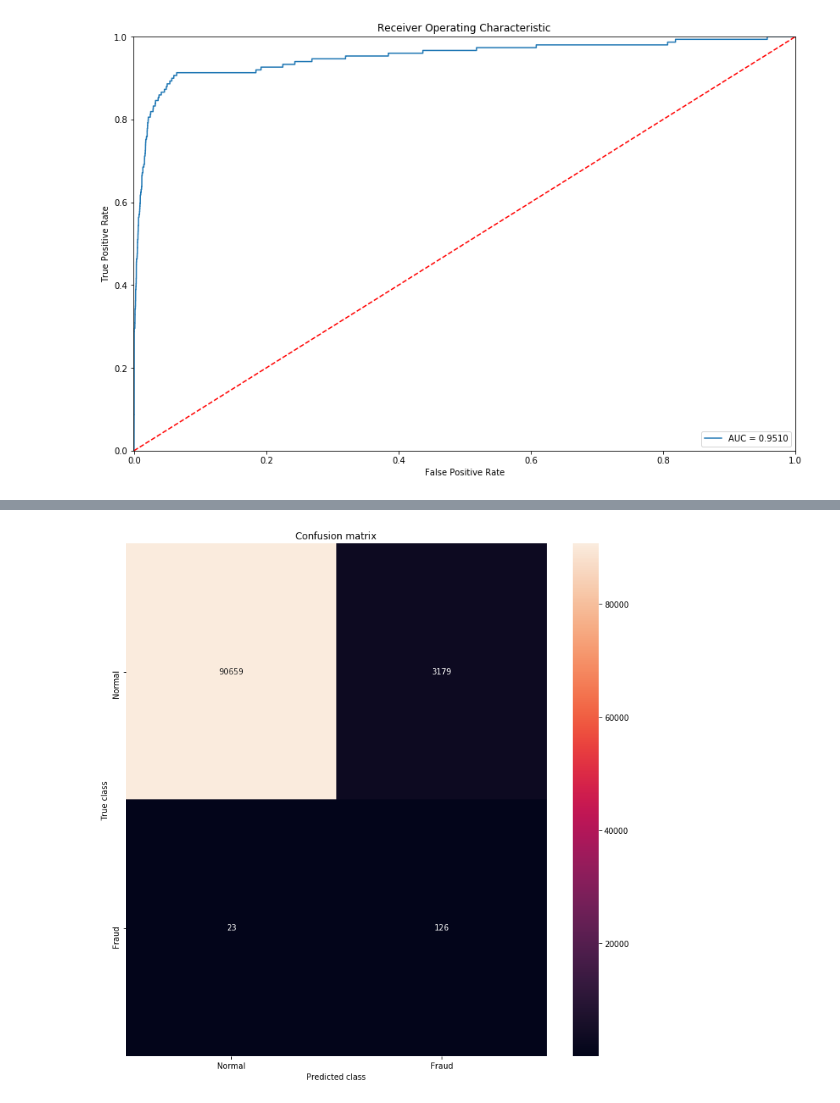
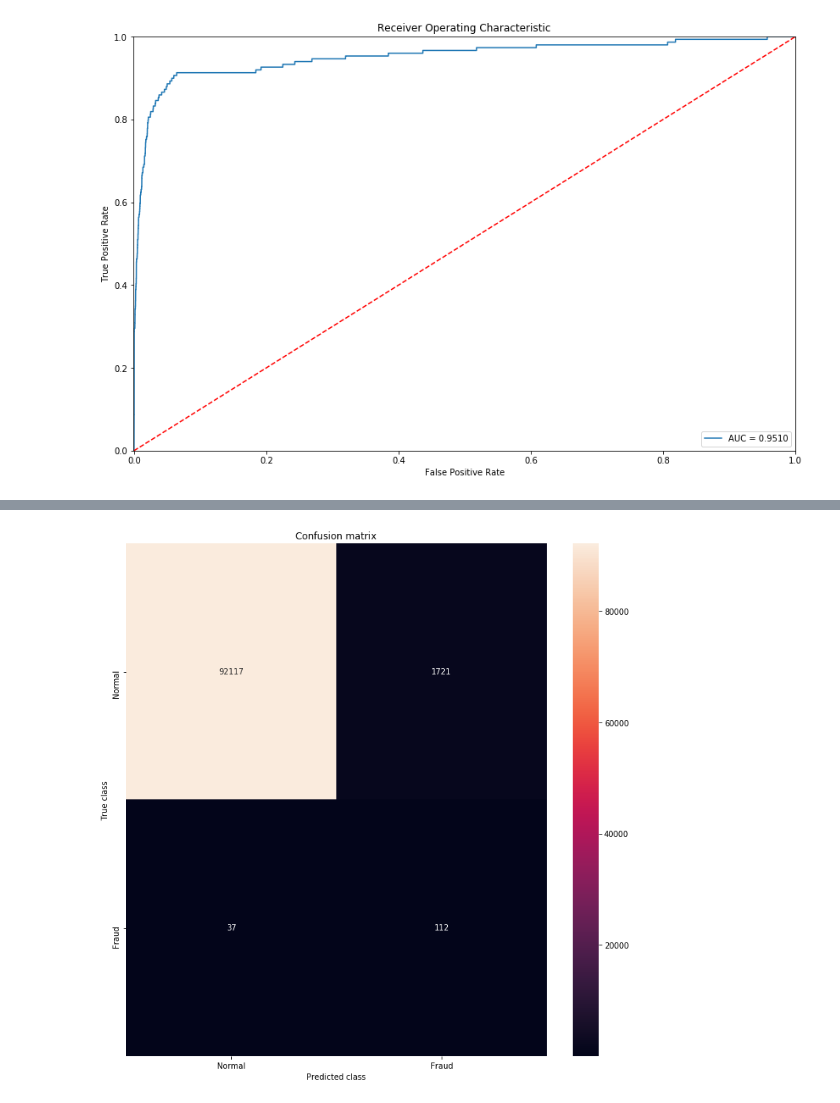
Before and after one commit to guibrunhole/unicamp, a Jupyter notebook: mc866/final-project/Projeto Final MC886 - Neural Networks.ipynb, the cells around one changed output, grey strips where cells are left out. Saved outputs shown, nothing was run; the diff lists cells and outputs as text; code cells hidden in the pictures.

```diff
--- a/mc866/final-project/Projeto Final MC886 - Neural Networks.ipynb
+++ b/mc866/final-project/Projeto Final MC886 - Neural Networks.ipynb
@@ -398,14 +415,14 @@ plt.show();
 # %%
-threshold = 2.9
+threshold = 5
 LABELS = ["Normal", "Fraud"]
 
 y_pred = [1 if e > threshold else 0 for e in error_df.reconstruction_error.values]
 conf_matrix = confusion_matrix(error_df.true_class, y_pred)
 plt.figure(figsize=(12, 12))
 sns.heatmap(conf_matrix, xticklabels=LABELS, yticklabels=LABELS, annot=True, fmt="d");
 plt.title("Confusion matrix")
 plt.ylabel('True class')
 plt.xlabel('Predicted class')
 plt.show()
 # %% [output]
-[figure, old version]
+[figure, new version]
```
Also changed, not shown: parts of 8 cells of this notebook.
